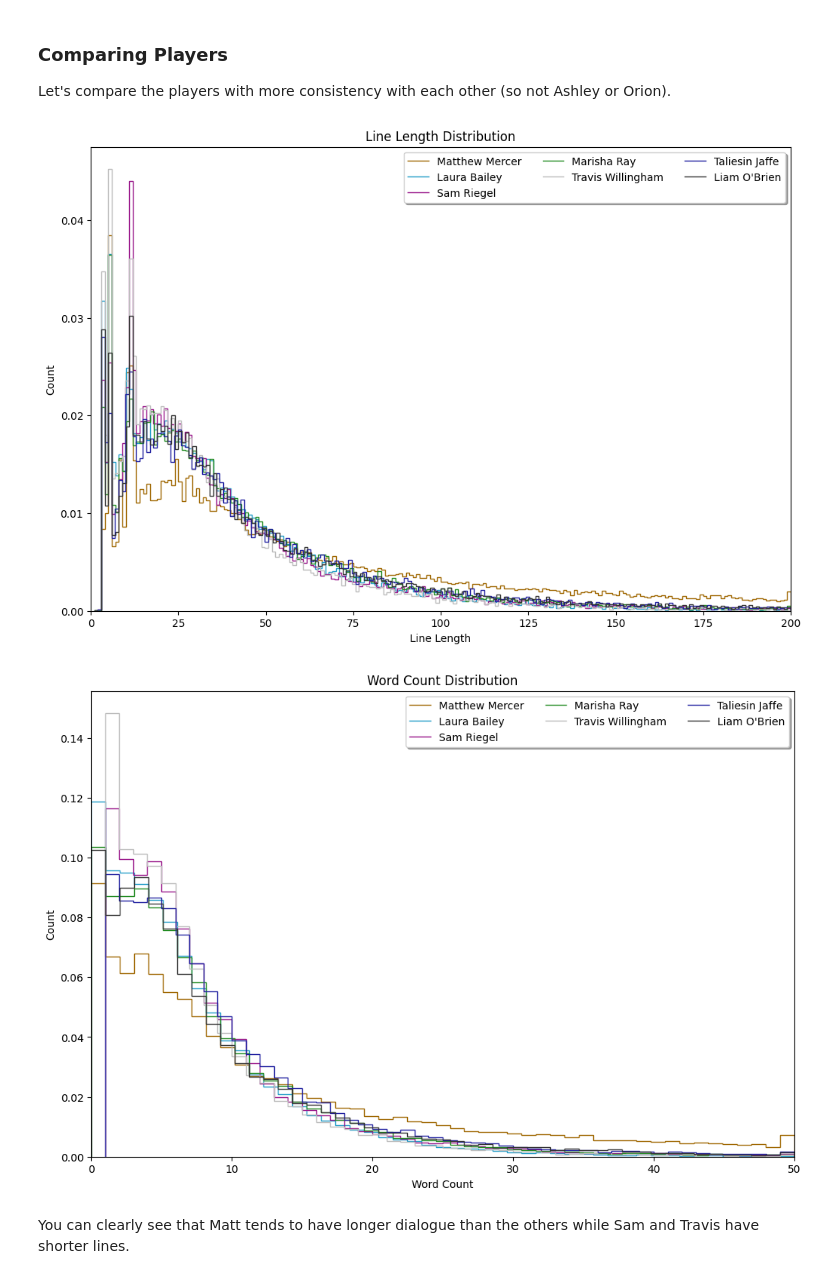
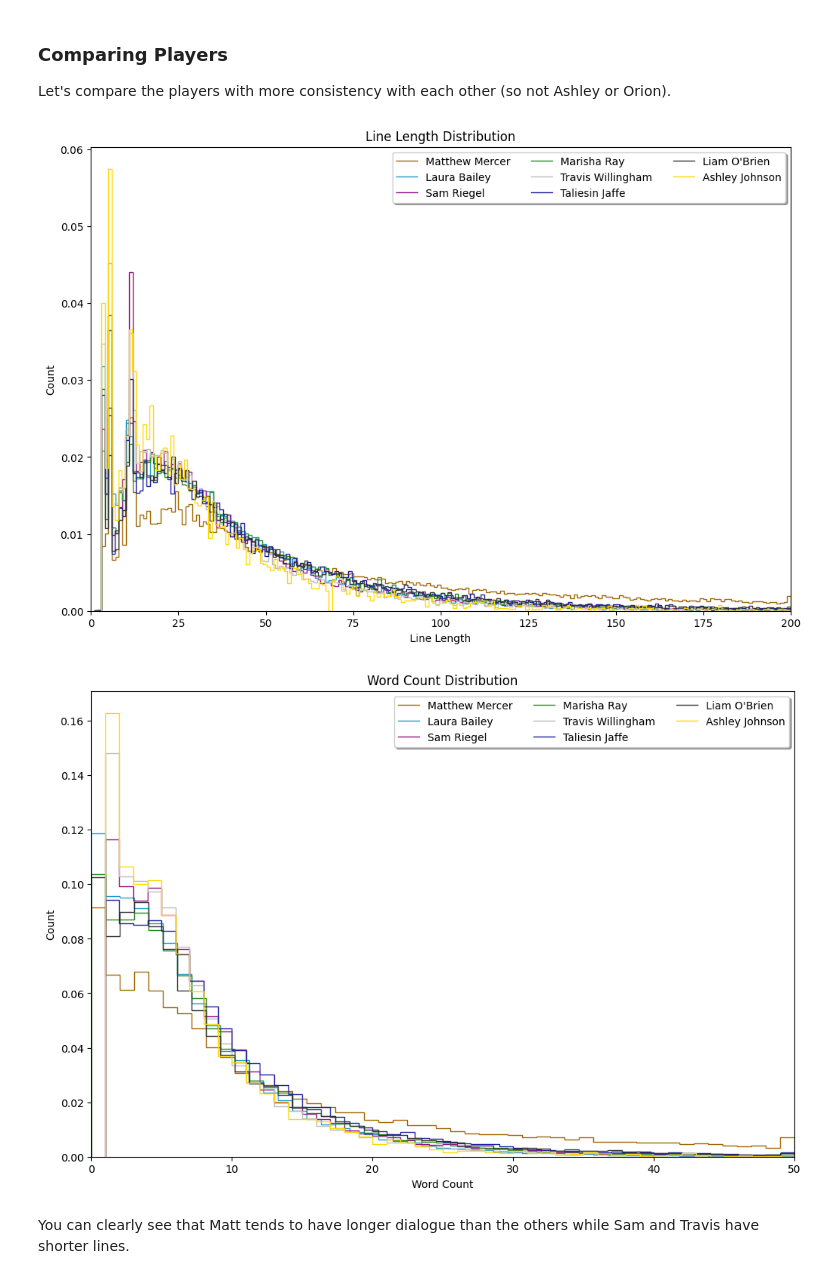
Before and after one commit to wmchad/CritRoleAI, a Jupyter notebook: notebooks/exploration/01_explore_campaign_1.ipynb, the cells around one changed output. Drawn from its saved outputs; the diff is of its cells as text; code cells hidden in the pictures.

```diff
--- a/notebooks/exploration/01_explore_campaign_1.ipynb
+++ b/notebooks/exploration/01_explore_campaign_1.ipynb
@@ -219,7 +223,11 @@ As we might expect, Matt spends the most time talking, as he is the DM. The othe
 # %%
-main_cast_transcripts.loc[:, 'speaker'] = main_cast_transcripts.speaker.astype("category").cat.set_categories(cast.keys())
+from pandas.api.types import CategoricalDtype
+
+main_cast_transcripts.loc[:, 'speaker'] = main_cast_transcripts['speaker'].astype(
+    CategoricalDtype(cast.keys(), ordered = True)
+)
 part_summary = main_cast_transcripts \
     .groupby(['section', 'speaker'], as_index = False) \
-    .agg({'line': 'count', 'linelength': 'mean'})
+    .agg({'line': 'count', 'linelength': 'mean', 'nwords': 'sum'})
 part_summary
 # %% [output]
@@ -712,7 +1084,7 @@ nbins       = 199
 fig, ax = plt.subplots(figsize = (12, 8))
 
 for player_data in [matt_summary, laura_summary, sam_summary, marisha_summary,
-                    travis_summary, taliesin_summary, liam_summary]:
+                    travis_summary, taliesin_summary, liam_summary, ashley_summary]:
     hist_data = player_data['data'][field]
     hist_data = hist_data[hist_data <= max_value]
 
@@ -736,40 +1108,40 @@ ax.set(
 
 plt.show()
 # %% [output]
-[figure, old version]
+[figure, new version]
 # %%
 field       = 'nwords'
 field_label = 'Word Count'
 max_value   = 50
 nbins       = 49
 
 fig, ax = plt.subplots(figsize = (12, 8))
 
 for player_data in [matt_summary, laura_summary, sam_summary, marisha_summary,
-                    travis_summary, taliesin_summary, liam_summary]:
+                    travis_summary, taliesin_summary, liam_summary, ashley_summary]:
     hist_data = player_data['data'][field]
     hist_data = hist_data[hist_data <= max_value]
 
     counts, bins = np.histogram(hist_data, bins = nbins)
     counts = counts / counts.sum()
     ax.stairs(counts, bins, color = player_data['color'], label = player_data['name'])
 
 ax.legend(
     loc            = 'upper right',
     ncol           = 3,
     fancybox       = True,
     shadow         = True
 )
 
 ax.set(
     xlim   = (0, max_value),
     xlabel = field_label,
     ylabel = 'Count',
     title  = f'{field_label} Distribution'
 )
 
 plt.show()
 # %% [output]
-[figure, old version]
+[figure, new version]
 # %% [markdown]
 You can clearly see that Matt tends to have longer dialogue than the others while Sam and Travis have shorter lines.
```
Also changed, not shown: parts of 29 cells of this notebook, 1 other file.
